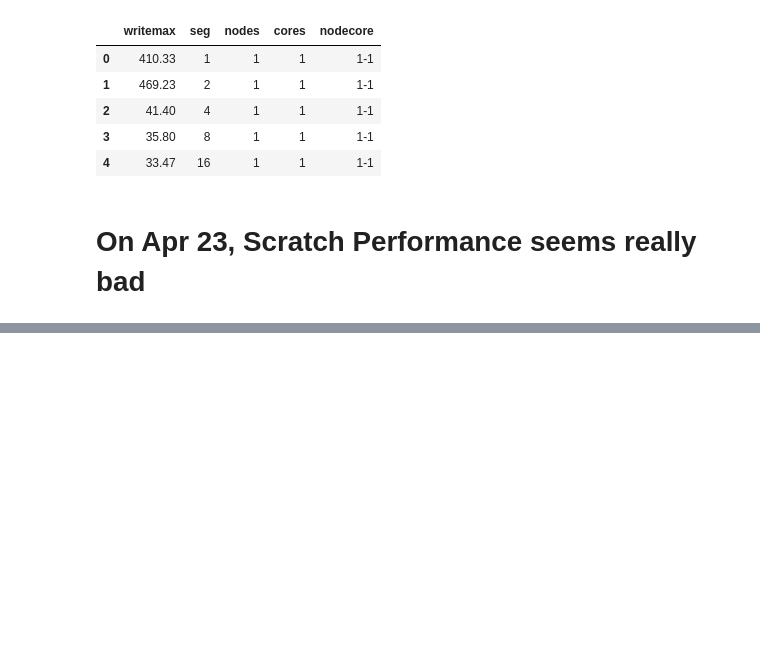
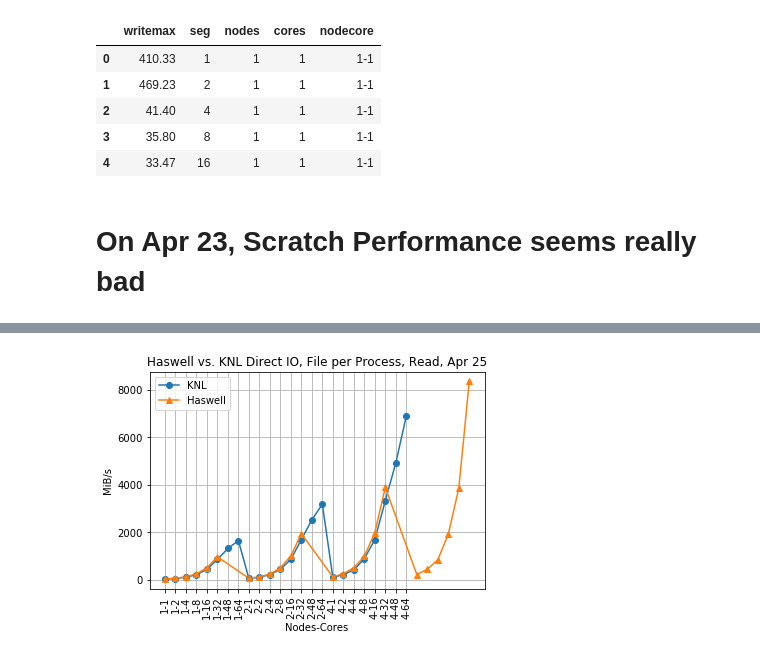
Before and after one commit to NERSC/heterogeneous-IO, a Jupyter notebook: cpu/plot/iostack.ipynb, the cells around one changed output, grey strips where cells are left out. Saved outputs shown, nothing was run; the diff lists cells and outputs as text; code cells hidden in the pictures; blank space fills up the shorter version.

```diff
--- a/cpu/plot/iostack.ipynb
+++ b/cpu/plot/iostack.ipynb
@@ -54,6 +58,7 @@ def ior_forjob(dir,jobid,keywords,tt,sb=None):
     if sb !=None:
         dfwrite['seg']=segs
         dfwrite.seg=dfwrite.seg.astype('int')
+    #print dfwrite.writemax
     dfwrite.writemax=dfwrite.writemax.astype('float')
     dfwrite=dfwrite[dfwrite.writemax.astype('str') != 'None'] # remove none value
     dfwrite=dfwrite[dfwrite.writemax.astype('str') != 'NaN'] # remove none value
@@ -79,9 +84,11 @@ def ior_plot(dfwrite,keywords,tt):
     plt.title(tt+","+keywords)
     plt.xticks(rotation=80 )
     plt.grid(True)
-def ior_plot_two(dfknl,dfhas,tt,step=None):
+def ior_plot_two(dfknl,dfhas,tt,step=None,label1=None,label2=None):
     plt.xticks(range(len(dfknl.nodes)),dfknl.nodecore)
-    plt.plot(range(len(dfknl.nodecore)),dfknl.writemax,'-o',label="KNL")
+    if label1==None:
+        label1="KNL"
+    plt.plot(range(len(dfknl.nodecore)),dfknl.writemax,'-o',label=label1)
     has_x=range(len(dfhas.nodecore))
     #add gap in has x
     i=6
@@ -94,7 +101,9 @@ def ior_plot_two(dfknl,dfhas,tt,step=None):
                 has_x[j]+=1
             j+=1
         i=i+6
-    plt.plot(has_x,dfhas.writemax,'-^',label="Haswell")
+    if label2==None:
+        label2="Haswell"
+    plt.plot(has_x,dfhas.writemax,'-^',label=label2)
     plt.xlabel('Nodes-Cores')
     plt.ylabel('MiB/s')
     plt.title(tt)
@@ -303,3 +356,5 @@ dfhasr
 | 4 | 33.47 | 16 | 1 | 1 | 1-1 |
 # %% [markdown]
 # On Apr 23, Scratch Performance seems really bad
+# %%
+dir="/global/homes/j/jialin/heterogeneous-IO/cpu/script/ior/ior_test/apr24/apr22read"
@@ -305,0 +367,5 @@ dfhasr
+# %%
+jobid="4685800"
+keyword="Max Read"
+tt='KNL Direct IO, File per Process'
+dfknlr=ior_forjob(dir,jobid,keyword,tt)
@@ -305,0 +377,5 @@ dfhasr
+# %%
+jobid="4685784"
+keyword="Max Read"
+tt='HASWELL Direct IO, File per Process'
+dfhasr=ior_forjob(dir,jobid,keyword,tt)
@@ -305,0 +387,5 @@ dfhasr
+# %%
+tt='Haswell vs. KNL Direct IO, File per Process, Read, Apr 25'
+ior_plot_two(dfknlr,dfhasr,tt,step=2)
+# %% [output]
+[figure, added]
```
Also changed, not shown: parts of 28 cells of this notebook.
